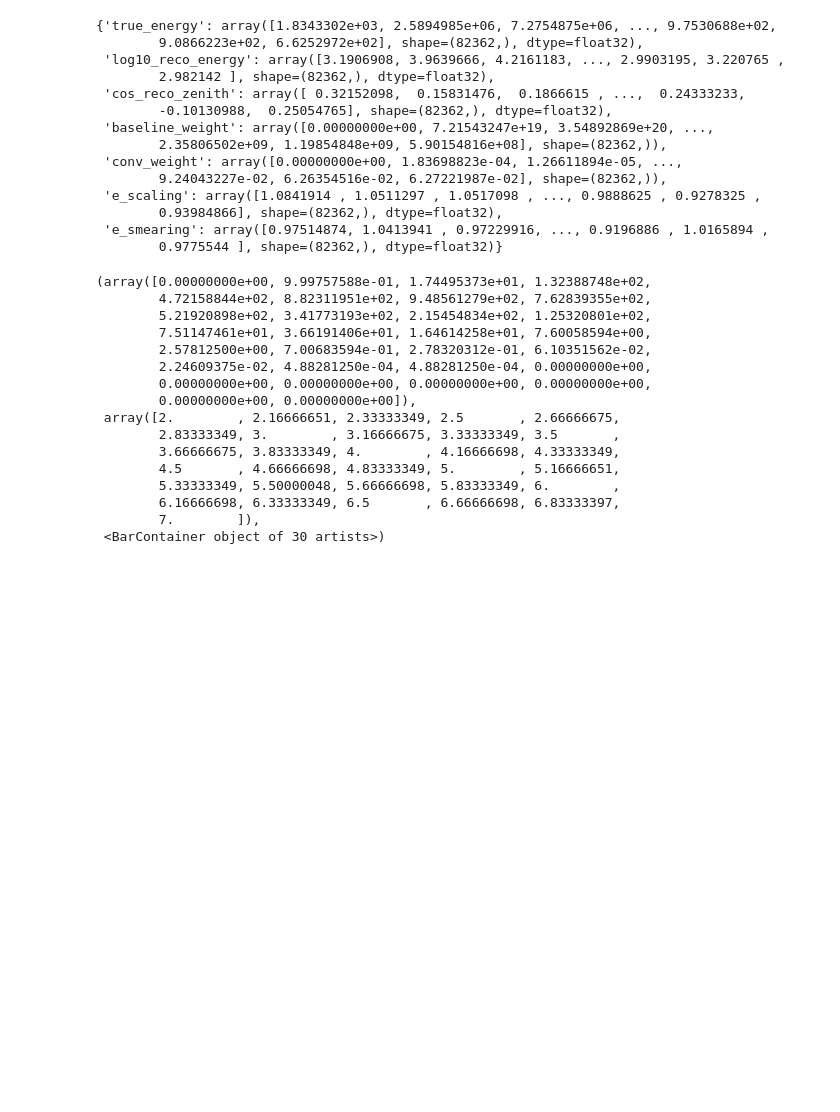
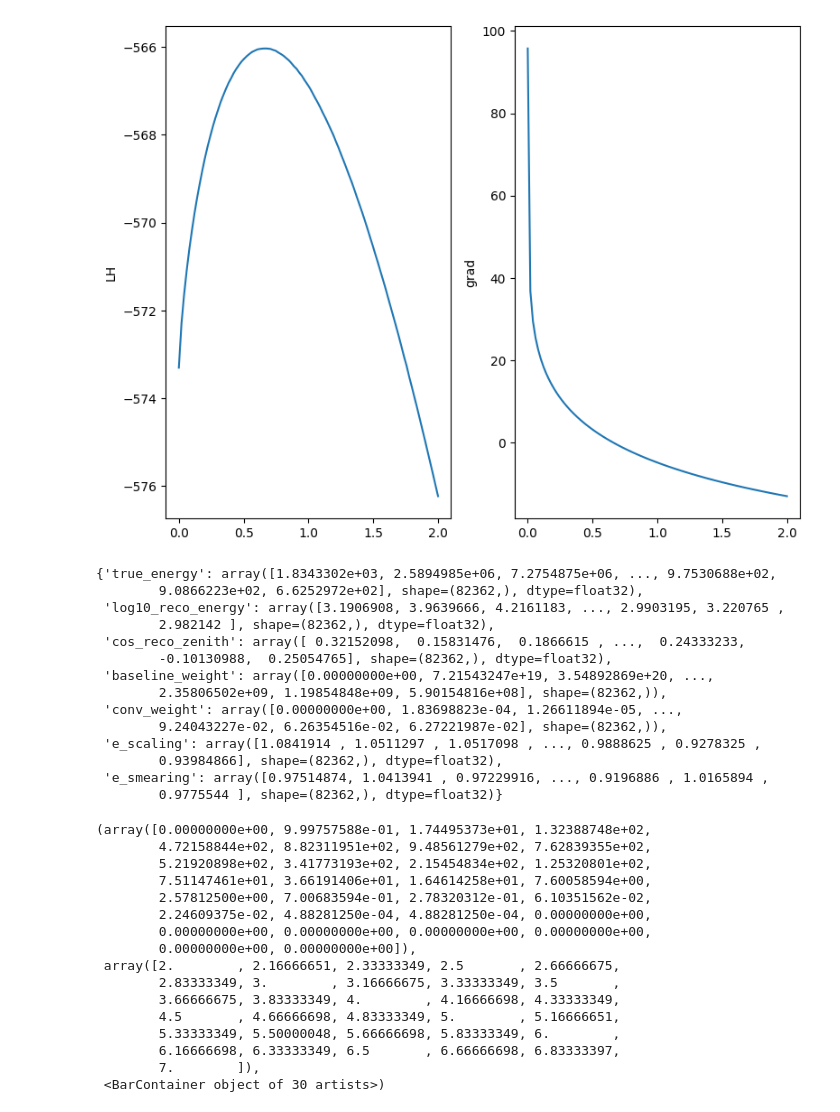
Before and after one commit to chrhck/pyForwardFolding, a Jupyter notebook: examples/example.ipynb, the cells around one changed output. Saved outputs shown, nothing was run; the diff lists cells and outputs as text; code cells hidden in the pictures; blank space fills up the shorter version.

```diff
--- a/examples/example.ipynb
+++ b/examples/example.ipynb
@@ -21,8 +24,31 @@ input_variables = {
     "conv_weight": jnp.asarray(data.weight_honda2006),
     "e_scaling": jnp.asarray(data.e_scaling),
     "e_smearing": jnp.asarray(data.e_smearing),
+    "median_energy": jnp.asarray(2500),
 }
 
-dataset = {"det1": input_variables}
+input_variables_2 = {
+    "muon_weight": jnp.ones_like(input_variables["true_energy"]),
+    "log10_reco_energy": jnp.log10(jnp.asarray(data.reco_e)),
+    "cos_reco_zenith": jnp.cos(jnp.asarray(data.reco_zenith)),
+    "e_scaling": jnp.asarray(data.e_scaling),
+    "e_smearing": jnp.asarray(data.e_smearing),
+}
+
+dataset = {"dataset1": input_variables, "dataset2": input_variables_2}
 # %%
 ana = pyFF.config.analysis_from_config("test.yaml")
+# %%
+ana = pyFF.config.analysis_from_config("test.yaml")
+lik_p = pyFF.likelihood.PoissonLikelihood(ana)
+lik_s = pyFF.likelihood.SAYLikelihood(ana)
+# %%
+model_parameters = {
+    "astro_norm": 1.0,
+    "astro_index": 2.37,
+    "atmo_norm": 1.0,
+    "escale": 1.0,
+    "esmear": 1.0,
+    "delta_gamma": 0.0,
+    "muon_norm": 0.0,
+}
@@ -29,3 +75,22 @@ ana = pyFF.config.analysis_from_config("test.yaml")
+# %%
+def eval_for_par(par_val, par_dict, llh_f):
+    par_dict["astro_norm"]= par_val
+    lh = llh_f(obs, dataset, par_dict)
+    return lh
+
+
+val_grad = jax.jit(jax.value_and_grad(eval_for_par, 0), static_argnums=(2,))
+# %%
+scan_vals = jnp.linspace(0, 2, 100)
+lhs, grads = jax.vmap(val_grad, in_axes=(0, None, None))(scan_vals, model_parameters, lik_s.llh)
+fig, (ax1, ax2) = plt.subplots(1, 2, figsize=(8, 6), sharex=True)
+ax1.plot(scan_vals, lhs)
+ax1.set_ylabel("LH")
+ax2.plot(scan_vals, grads)
+ax2.set_ylabel("grad")
+plt.tight_layout()
+# %% [output]
+[figure, added]
 # %%
 compressed_data = pyFF.clustering.compress_minibatch_kmeans(
     dataset["det1"],
```
Also changed, not shown: parts of 11 cells of this notebook, 5 other files.
